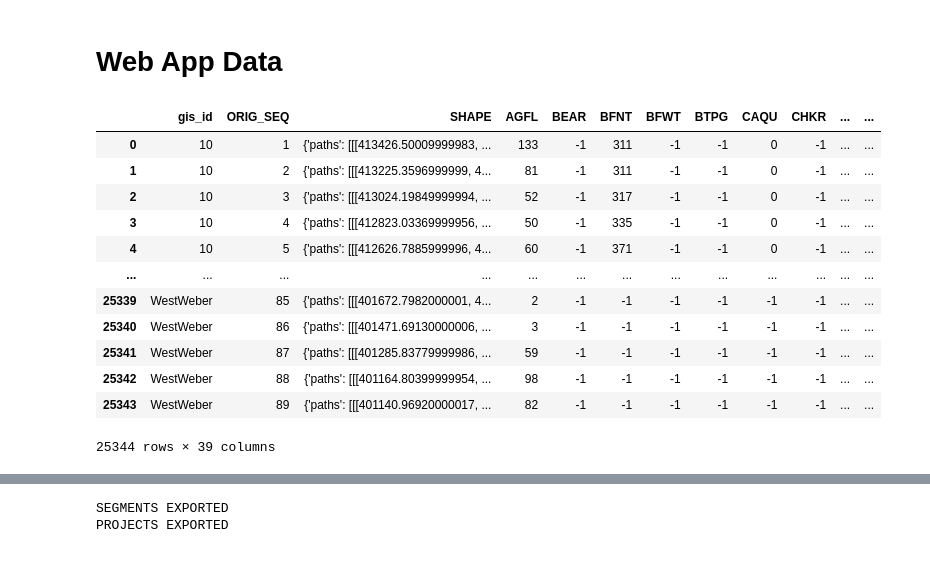
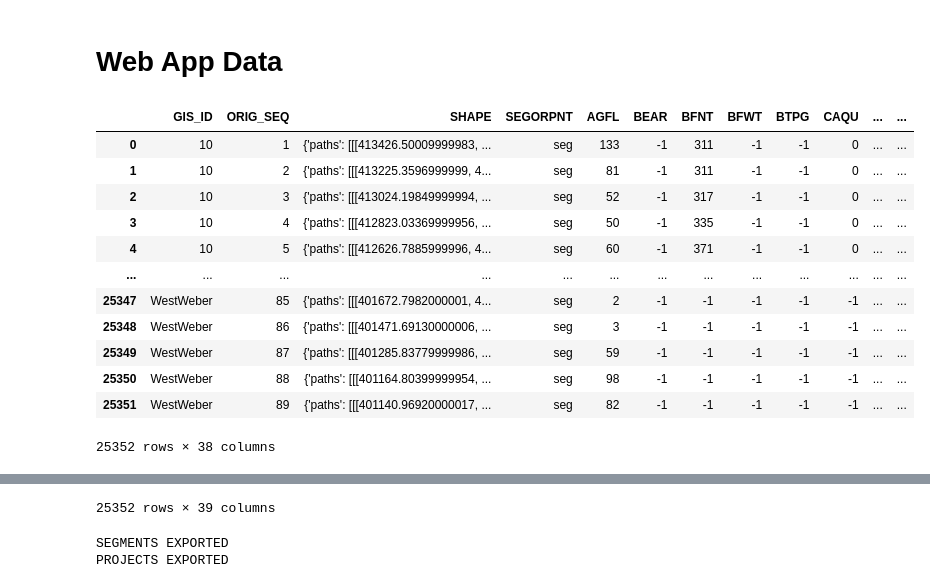
Before and after one commit to WFRCAnalytics/MAP-Environmental-Resiliency, a Jupyter notebook: _dataprep/2-Download-and-Preprocess-Data.ipynb, the cells around one changed output, grey strips where cells are left out. Drawn from its saved outputs; the diff is of its cells as text; code cells hidden in the pictures.

```diff
--- a/_dataprep/2-Download-and-Preprocess-Data.ipynb
+++ b/_dataprep/2-Download-and-Preprocess-Data.ipynb
@@ -193,6 +179,9 @@ bReDownloadAll   = False # Set to True if you want to redownload data... otherwi
 bReJoinAll       = True  # Set to True if you want to rejoin the projects to the open data layers
 
 gis = GIS(expiration=9999) # set expiration higher so it doesn't time out with the wetlands
+
+fcRtpSeg = os.path.join(processGdb,'_rtp_proj_lines_segs')
+fcRtpPnt = os.path.join(processGdb,'_rtp_proj_points')
 
 if bProcess:
 
@@ -206,8 +195,9 @@ if bProcess:
         print (row['LayerCode'] + ' -  ' + row['OpenDataKey'] + ' - ' + str(row['SearchBuffer']) + ' -  ' + row['QueryFilter'])
 
         #try:
-        _fc_download = os.path.join(intermediate_folder,'process.gdb\\' + row['LayerCode'] + '_orig_fltr')
-        _fc_join     = os.path.join(intermediate_folder,'process.gdb\\' + row['LayerCode'] + '_joined'   )
+        _fc_download = os.path.join(intermediate_folder,'process.gdb\\' + row['LayerCode'] + '_orig_fltr' )
+        _fc_seg_join = os.path.join(intermediate_folder,'process.gdb\\' + row['LayerCode'] + '_seg_joined')
+        _fc_pnt_join = os.path.join(intermediate_folder,'process.gdb\\' + row['LayerCode'] + '_pnt_joined')
 
         # check to see if replace all toggle is on OR if the feature class already exists in the gdb
         if bReDownloadAll or not arcpy.Exists(_fc_download):
@@ -231,18 +221,20 @@ if bProcess:
                 print ("exporting intermediate layer...")
                 _sdfLyr.spatial.to_featureclass(_fc_download)
 
-        if bReJoinAll or not arcpy.Exists(_fc_join):
+        if bReJoinAll or not arcpy.Exists(_fc_seg_join) or not arcpy.Exists(_fc_pnt_join):
 
             # only join again if download has been created
             if arcpy.Exists(_fc_download):
 
                 # delete feature class if it exists
-                delIfExists(_fc_join)
+                delIfExists(_fc_seg_join)
+                delIfExists(_fc_pnt_join)
 
                 # get closest distance
                 print ("joining...")
-                arcpy.analysis.SpatialJoin(fcRtpLinesSegs, _fc_download, _fc_join, "JOIN_ONE_TO_ONE", "KEEP_COMMON", match_option="CLOSEST", search_radius=str(row['SearchBuffer']) + " mile", distance_field_name="meters" + row['LayerCode'])
-                del _sdfLyr
+                arcpy.analysis.SpatialJoin(fcRtpSeg, _fc_download, _fc_seg_join, "JOIN_ONE_TO_ONE", "KEEP_COMMON", match_option="CLOSEST", search_radius=str(row['SearchBuffer']) + " mile", distance_field_name="meters" + row['LayerCode'])
+                arcpy.analysis.SpatialJoin(fcRtpPnt, _fc_download, _fc_pnt_join, "JOIN_ONE_TO_ONE", "KEEP_COMMON", match_option="CLOSEST", search_radius=str(row['SearchBuffer']) + " mile", distance_field_name="meters" + row['LayerCode'])
+
             else:
                 print('no features to join to')
 
@@ -372,5 +381,5 @@ dfDistance
 # %%
-dfDistance_pivot = dfD.pivot_table(index=['gis_id','ORIG_SEQ'],columns='LayerCode',aggfunc='mean')
+dfDistance_pivot = dfD.pivot_table(index=['SEGORPNT','GIS_ID','ORIG_SEQ'],columns='LAYERCODE',aggfunc='mean')
 dfDistance_pivot.fillna(-1,inplace=True)
 dfDistance_pivot = dfDistance_pivot.astype(int)
 dfDistance_pivot.columns = dfDistance_pivot.columns.droplevel(0)
@@ -413,32 +422,40 @@ dtype: object
 # %% [markdown]
 # Web App Data
 # %%
-sdfRtpLinesSegs = pd.DataFrame.spatial.from_featureclass(fcRtpLinesSegs)
-sdfRtpLinesSegs = sdfRtpLinesSegs.groupby(['gis_id','ORIG_SEQ'],as_index=False).agg(SHAPE=('SHAPE','first'))
+sdfRtpSeg = pd.DataFrame.spatial.from_featureclass(fcRtpSeg)
+sdfRtpSeg.columns = sdfRtpSeg.columns.str.upper()
+sdfRtpPnt = pd.DataFrame.spatial.from_featureclass(fcRtpPnt)
+sdfRtpPnt.columns = sdfRtpPnt.columns.str.upper()
 
-#display(sdfRtpLinesSegs)
+sdfRtpSeg = sdfRtpSeg.groupby(['GIS_ID','ORIG_SEQ'],as_index=False).agg(SHAPE=('SHAPE','first'))
+sdfRtpPnt = sdfRtpPnt.groupby(['GIS_ID'           ],as_index=False).agg(SHAPE=('SHAPE','first'))
 
-sdfRtpLinesSegsWithDist = pd.DataFrame.merge(sdfRtpLinesSegs,dfDistance_pivot,on=('gis_id','ORIG_SEQ'),how='left')
+sdfRtpSegWithDist = pd.DataFrame.merge(sdfRtpSeg,dfDistance_pivot[dfDistance_pivot['SEGORPNT']=='seg'],on=('GIS_ID','ORIG_SEQ'),how='left')
+sdfRtpPntWithDist = pd.DataFrame.merge(sdfRtpSeg,dfDistance_pivot[dfDistance_pivot['SEGORPNT']=='pnt'],on=('GIS_ID'           ),how='left')
 
 # iterate through the list of columns and add them to the DataFrame
 for col in dfOpenDataLayers['LayerCode'].unique():
-    if col not in sdfRtpLinesSegsWithDist.columns:
-        sdfRtpLinesSegsWithDist[col] = None
+    if col not in sdfRtpSegWithDist.columns:
+        sdfRtpSegWithDist[col] = None
+    if col not in sdfRtpPntWithDist.columns:
+        sdfRtpPntWithDist[col] = None
 
-sdfRtpLinesSegsWithDist.fillna(-1,inplace=True)
+sdfRtpSegWithDist.fillna(-1,inplace=True)
+sdfRtpPntWithDist.fillna(-1,inplace=True)
 
-display(sdfRtpLinesSegsWithDist)
+display(sdfRtpSegWithDist)
+display(sdfRtpPntWithDist)
 # %% [output]
-|  | gis_id | ORIG_SEQ | SHAPE | AGFL | BEAR | BFNT | BFWT | BTPG | CAQU | CHKR | ... | ... |
-| 0 | 10 | 1 | {'paths': [[[413426.50009999983, ... | 133 | -1 | 311 | -1 | -1 | 0 | -1 | ... | ... |
-| 1 | 10 | 2 | {'paths': [[[413225.3596999999, 4... | 81 | -1 | 311 | -1 | -1 | 0 | -1 | ... | ... |
-| 2 | 10 | 3 | {'paths': [[[413024.19849999994, ... | 52 | -1 | 317 | -1 | -1 | 0 | -1 | ... | ... |
-| 3 | 10 | 4 | {'paths': [[[412823.03369999956, ... | 50 | -1 | 335 | -1 | -1 | 0 | -1 | ... | ... |
-| 4 | 10 | 5 | {'paths': [[[412626.7885999996, 4... | 60 | -1 | 371 | -1 | -1 | 0 | -1 | ... | ... |
+|  | GIS_ID | ORIG_SEQ | SHAPE | SEGORPNT | AGFL | BEAR | BFNT | BFWT | BTPG | CAQU | ... | ... |
+| 0 | 10 | 1 | {'paths': [[[413426.50009999983, ... | seg | 133 | -1 | 311 | -1 | -1 | 0 | ... | ... |
+| 1 | 10 | 2 | {'paths': [[[413225.3596999999, 4... | seg | 81 | -1 | 311 | -1 | -1 | 0 | ... | ... |
+| 2 | 10 | 3 | {'paths': [[[413024.19849999994, ... | seg | 52 | -1 | 317 | -1 | -1 | 0 | ... | ... |
+| 3 | 10 | 4 | {'paths': [[[412823.03369999956, ... | seg | 50 | -1 | 335 | -1 | -1 | 0 | ... | ... |
+| 4 | 10 | 5 | {'paths': [[[412626.7885999996, 4... | seg | 60 | -1 | 371 | -1 | -1 | 0 | ... | ... |
 | ... | ... | ... | ... | ... | ... | ... | ... | ... | ... | ... | ... | ... |
-| 25339 | WestWeber | 85 | {'paths': [[[401672.7982000001, 4... | 2 | -1 | -1 | -1 | -1 | -1 | -1 | ... | ... |
-| 25340 | WestWeber | 86 | {'paths': [[[401471.69130000006, ... | 3 | -1 | -1 | -1 | -1 | -1 | -1 | ... | ... |
-| 25341 | WestWeber | 87 | {'paths': [[[401285.83779999986, ... | 59 | -1 | -1 | -1 | -1 | -1 | -1 | ... | ... |
-| 25342 | WestWeber | 88 | {'paths': [[[401164.80399999954, ... | 98 | -1 | -1 | -1 | -1 | -1 | -1 | ... | ... |
-| 25343 | WestWeber | 89 | {'paths': [[[401140.96920000017, ... | 82 | -1 | -1 | -1 | -1 | -1 | -1 | ... | ... |
+| 25347 | WestWeber | 85 | {'paths': [[[401672.7982000001, 4... | seg | 2 | -1 | -1 | -1 | -1 | -1 | ... | ... |
+| 25348 | WestWeber | 86 | {'paths': [[[401471.69130000006, ... | seg | 3 | -1 | -1 | -1 | -1 | -1 | ... | ... |
+| 25349 | WestWeber | 87 | {'paths': [[[401285.83779999986, ... | seg | 59 | -1 | -1 | -1 | -1 | -1 | ... | ... |
+| 25350 | WestWeber | 88 | {'paths': [[[401164.80399999954, ... | seg | 98 | -1 | -1 | -1 | -1 | -1 | ... | ... |
+| 25351 | WestWeber | 89 | {'paths': [[[401140.96920000017, ... | seg | 82 | -1 | -1 | -1 | -1 | -1 | ... | ... |
-25344 rows × 39 columns
+25352 rows × 38 columns
@@ -445,3 +474,4 @@ display(sdfRtpLinesSegsWithDist)
+25352 rows × 39 columns
 # %%
 # export segs
 bExportSegs = True
```
Also changed, not shown: parts of 9 cells of this notebook.
